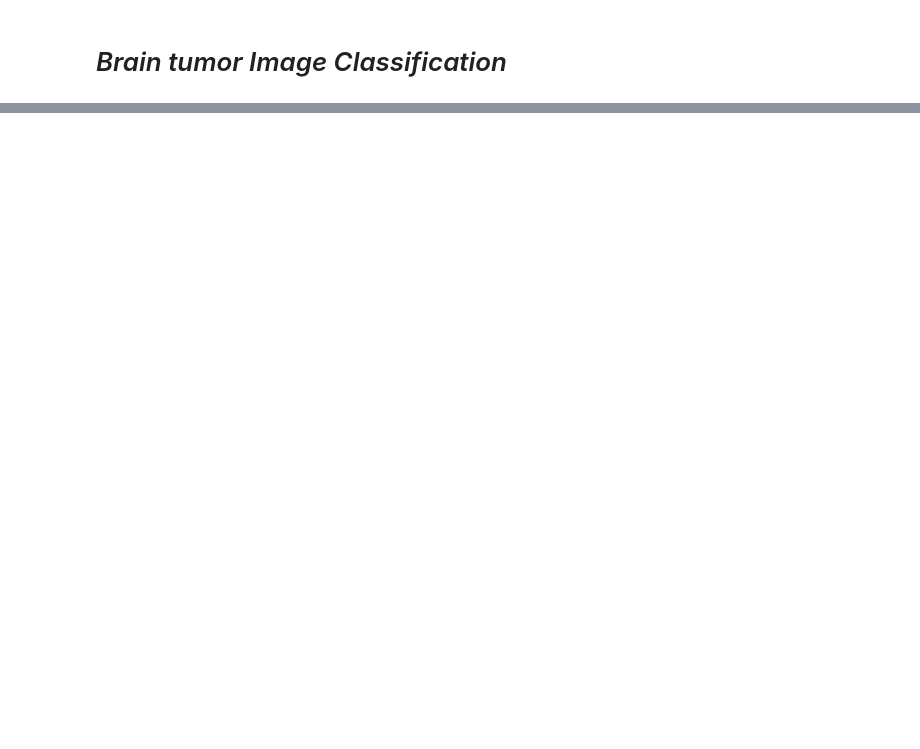
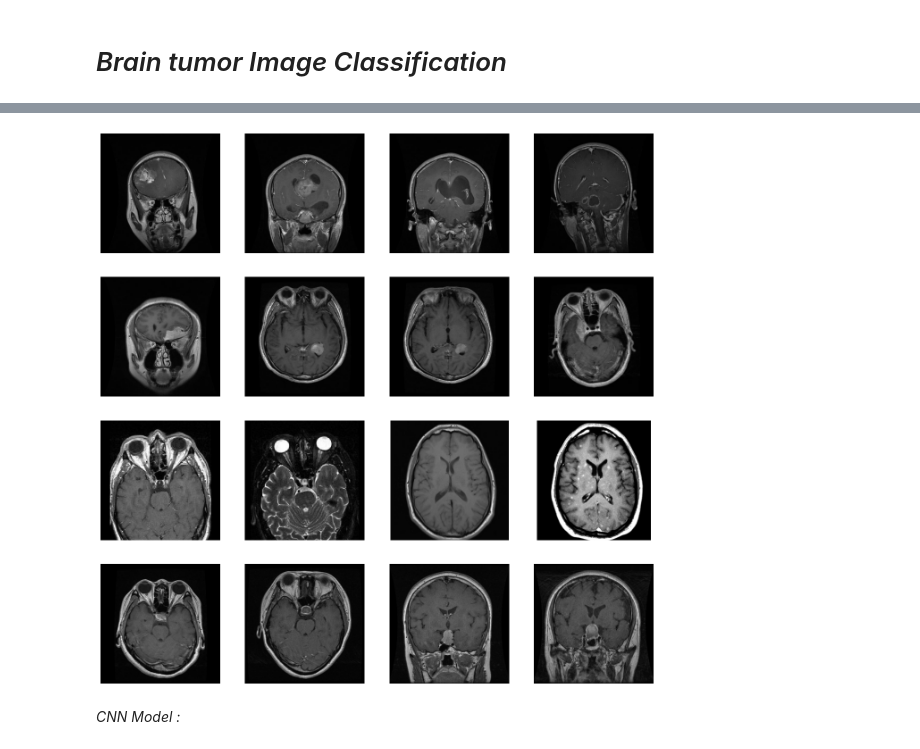
Before and after one commit to omars1234/DeepLearning_CNN, a Jupyter notebook: NoteBook.ipynb, the cells around one changed output, grey strips where cells are left out. Drawn from its saved outputs; the diff is of its cells as text; code cells hidden in the pictures; blank space fills up the shorter version.

Commit message:
update the model

```diff
--- a/NoteBook.ipynb
+++ b/NoteBook.ipynb
@@ -267,0 +136,42 @@ plt.imshow(img_test)
+# %%
+train_glimoa_names = os.listdir(train_glimoa_dir)
+train_meningioma_names = os.listdir(train_meningioma_dir)
+train_notumor_names = os.listdir(train_notumor_dir)
+train_pituitary_names = os.listdir(train_pituitary_dir)
+# %%
+%matplotlib inline
+
+import matplotlib.pyplot as plt
+import matplotlib.image as mpimg
+# Parameters for our graph; we'll output images in a 4x4 configuration
+nrows = 4
+ncols = 4
+# Index for iterating over images
+pic_index = 0
+# Set up matplotlib fig, and size it to fit 4x4 pics
+fig = plt.gcf()
+fig.set_size_inches(ncols * 4, nrows * 4)
+
+pic_index += 4
+next_glimoa_pix = [os.path.join(train_glimoa_dir, fname)
+                for fname in train_glimoa_names[pic_index-4:pic_index]]
+next_meningioma_pix = [os.path.join(train_meningioma_dir, fname)
+                for fname in train_meningioma_names[pic_index-4:pic_index]]
+next_notumor_pix = [os.path.join(train_notumor_dir, fname)
+                for fname in train_notumor_names[pic_index-4:pic_index]]
+next_pituitary_pix = [os.path.join(train_pituitary_dir, fname)
+                for fname in train_pituitary_names[pic_index-4:pic_index]]
+
+for i, img_path in enumerate(next_glimoa_pix+next_meningioma_pix+next_notumor_pix+next_pituitary_pix):
+  # Set up subplot; subplot indices start at 1
+  sp = plt.subplot(nrows, ncols, i + 1)
+  sp.axis('Off') # Don't show axes (or gridlines)
+
+  img = mpimg.imread(img_path)
+  plt.imshow(img)
+
+plt.show()
+# %% [output]
+[figure, added]
+# %% [markdown]
+*CNN Model :*
```
Also changed, not shown: parts of 83 cells of this notebook.
